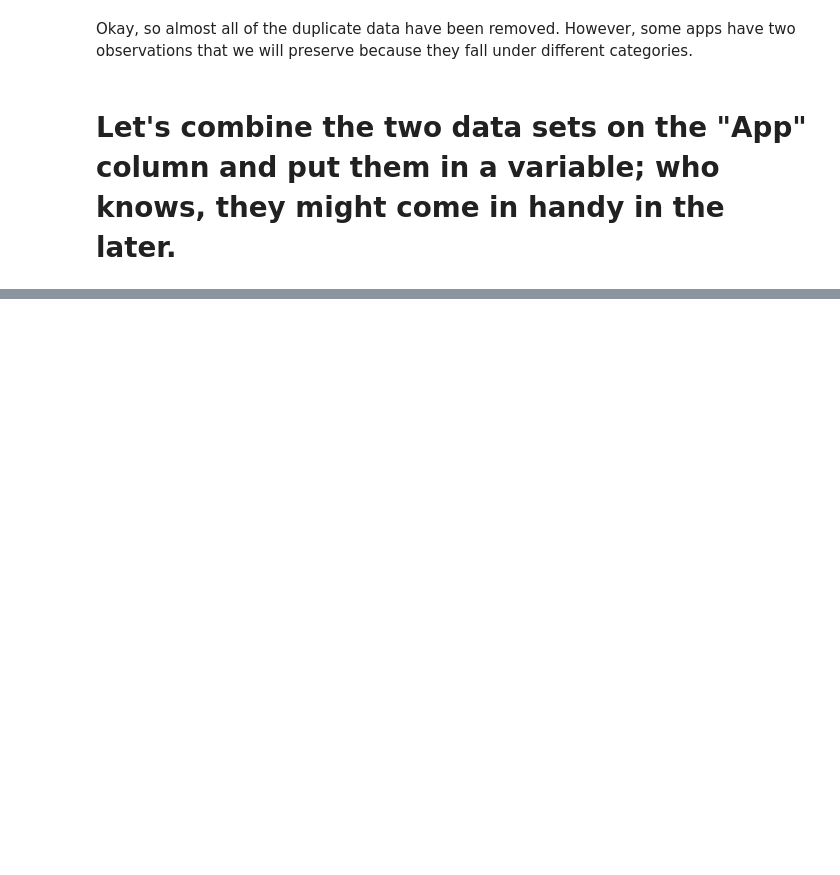
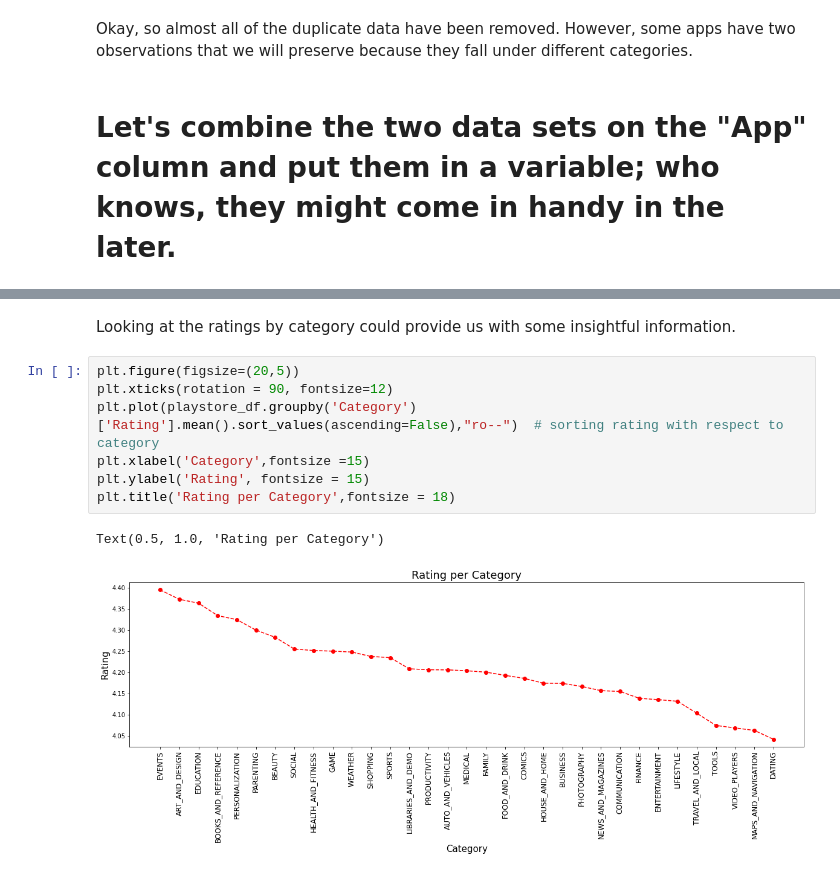
Before and after one commit to Malu2203/Play-Store-App-Review-Analysis, a Jupyter notebook: Play_Store_App_Review_Analysis_Capstone_Project.ipynb, the cells around one changed output, grey strips where cells are left out. Cells and saved outputs as stored; diff of their text form; blank space fills up the shorter version.

```diff
--- a/Play_Store_App_Review_Analysis_Capstone_Project.ipynb
+++ b/Play_Store_App_Review_Analysis_Capstone_Project.ipynb
@@ -624,0 +706,12 @@ Okay, so almost all of the duplicate data have been removed. However, some apps
+# %% [markdown]
+Looking at the ratings by category could provide us with some insightful information.
+# %%
+plt.figure(figsize=(20,5))
+plt.xticks(rotation = 90, fontsize=12)
+plt.plot(playstore_df.groupby('Category')['Rating'].mean().sort_values(ascending=False),"ro--")  # sorting rating with respect to category
+plt.xlabel('Category',fontsize =15)
+plt.ylabel('Rating', fontsize = 15)
+plt.title('Rating per Category',fontsize = 18)
+# %% [output]
+Text(0.5, 1.0, 'Rating per Category')
+[figure, added]
```
Also changed, not shown: parts of 44 cells of this notebook.
